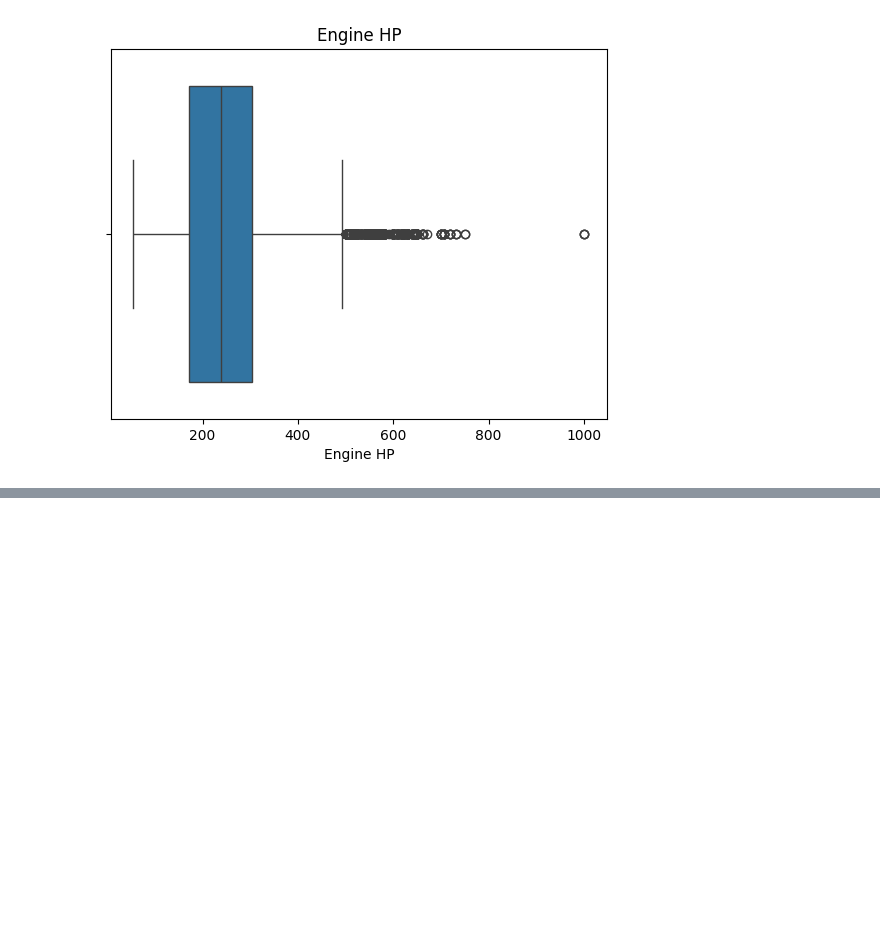
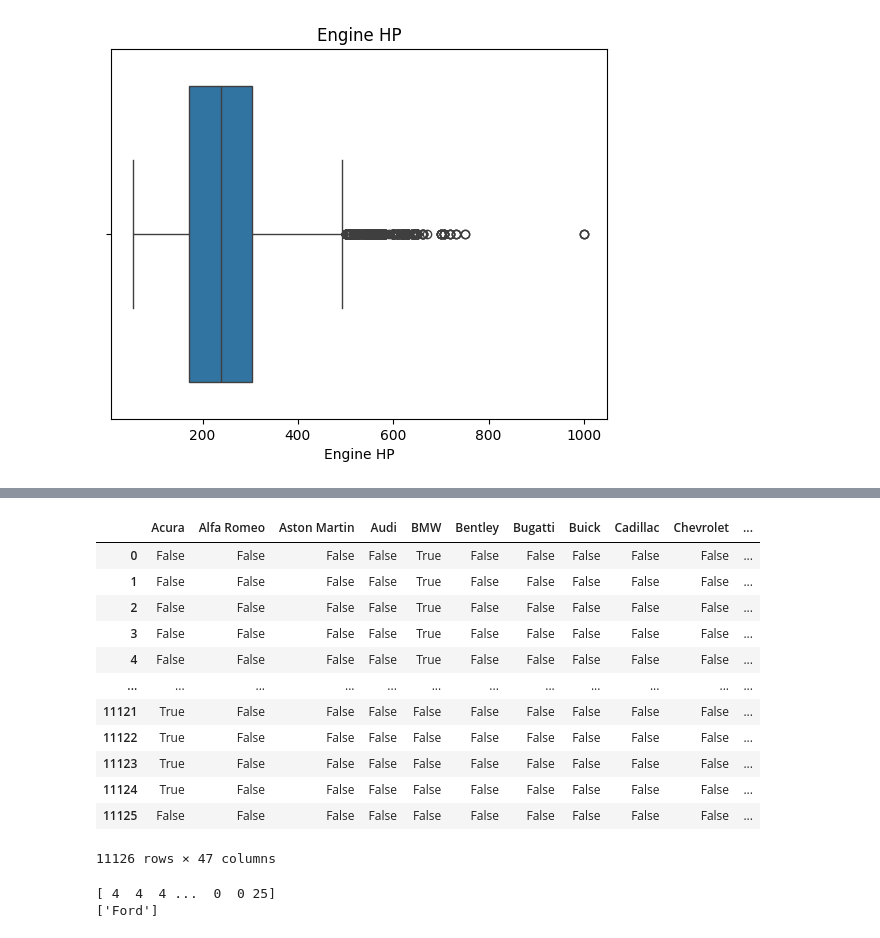
Before and after one commit to RDC28/ds-notes, a Jupyter notebook: EDA/eda.ipynb, the cells around one changed output, grey strips where cells are left out. Drawn from its saved outputs; the diff is of its cells as text; code cells hidden in the pictures; blank space fills up the shorter version.

```diff
--- a/EDA/eda.ipynb
+++ b/EDA/eda.ipynb
@@ -263,0 +358,25 @@ df[df['Engine HP'] > 499.5]
+# %%
+pd.get_dummies(df['Make'])
+# %% [output]
+|  | Acura | Alfa Romeo | Aston Martin | Audi | BMW | Bentley | Bugatti | Buick | Cadillac | Chevrolet | ... |
+| 0 | False | False | False | False | True | False | False | False | False | False | ... |
+| 1 | False | False | False | False | True | False | False | False | False | False | ... |
+| 2 | False | False | False | False | True | False | False | False | False | False | ... |
+| 3 | False | False | False | False | True | False | False | False | False | False | ... |
+| 4 | False | False | False | False | True | False | False | False | False | False | ... |
+| ... | ... | ... | ... | ... | ... | ... | ... | ... | ... | ... | ... |
+| 11121 | True | False | False | False | False | False | False | False | False | False | ... |
+| 11122 | True | False | False | False | False | False | False | False | False | False | ... |
+| 11123 | True | False | False | False | False | False | False | False | False | False | ... |
+| 11124 | True | False | False | False | False | False | False | False | False | False | ... |
+| 11125 | False | False | False | False | False | False | False | False | False | False | ... |
+11126 rows × 47 columns
+# %%
+from sklearn.preprocessing import LabelEncoder
+le = LabelEncoder()
+
+print(le.fit_transform(df['Make']))
+print(le.inverse_transform([14]))
+# %% [output]
+[ 4  4  4 ...  0  0 25]
+['Ford']
```
Also changed, not shown: parts of 16 cells of this notebook, 1 other file.
